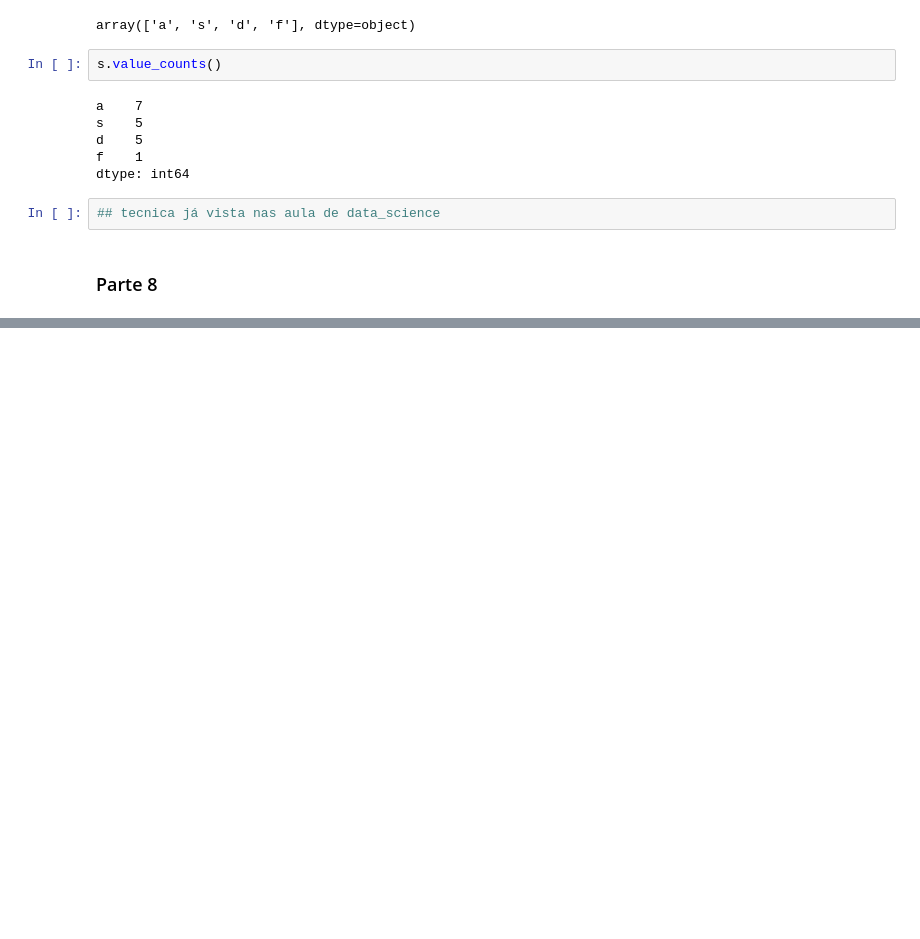
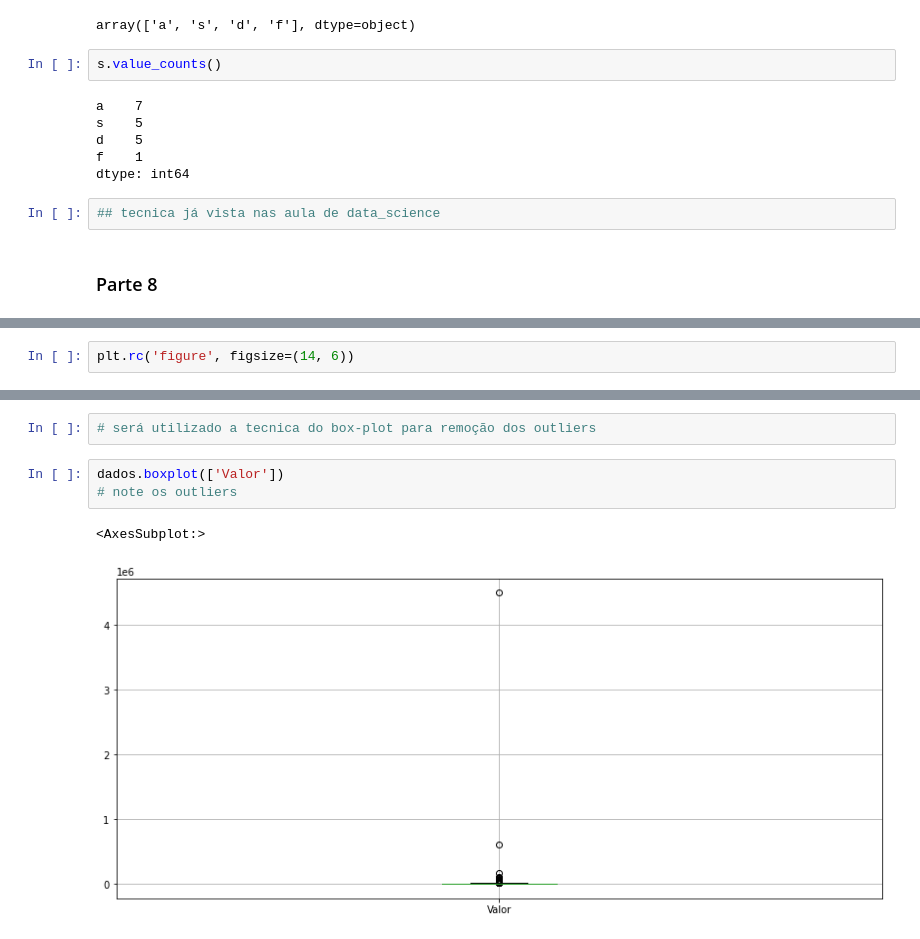
Before and after one commit to Mathtzt/data-science, a Jupyter notebook: aprendizado/pandaspt2.ipynb, the cells around one changed output, grey strips where cells are left out. Saved outputs shown, nothing was run; the diff lists cells and outputs as text; blank space fills up the shorter version.

```diff
--- a/aprendizado/pandaspt2.ipynb
+++ b/aprendizado/pandaspt2.ipynb
@@ -442,0 +626,2 @@ dtype: int64
+# %%
+plt.rc('figure', figsize=(14, 6))
@@ -442,0 +630,8 @@ dtype: int64
+# %%
+# será utilizado a tecnica do box-plot para remoção dos outliers
+# %%
+dados.boxplot(['Valor'])
+# note os outliers
+# %% [output]
+<AxesSubplot:>
+[figure, added]
```
Also changed, not shown: parts of 75 cells of this notebook, 5 other files.
